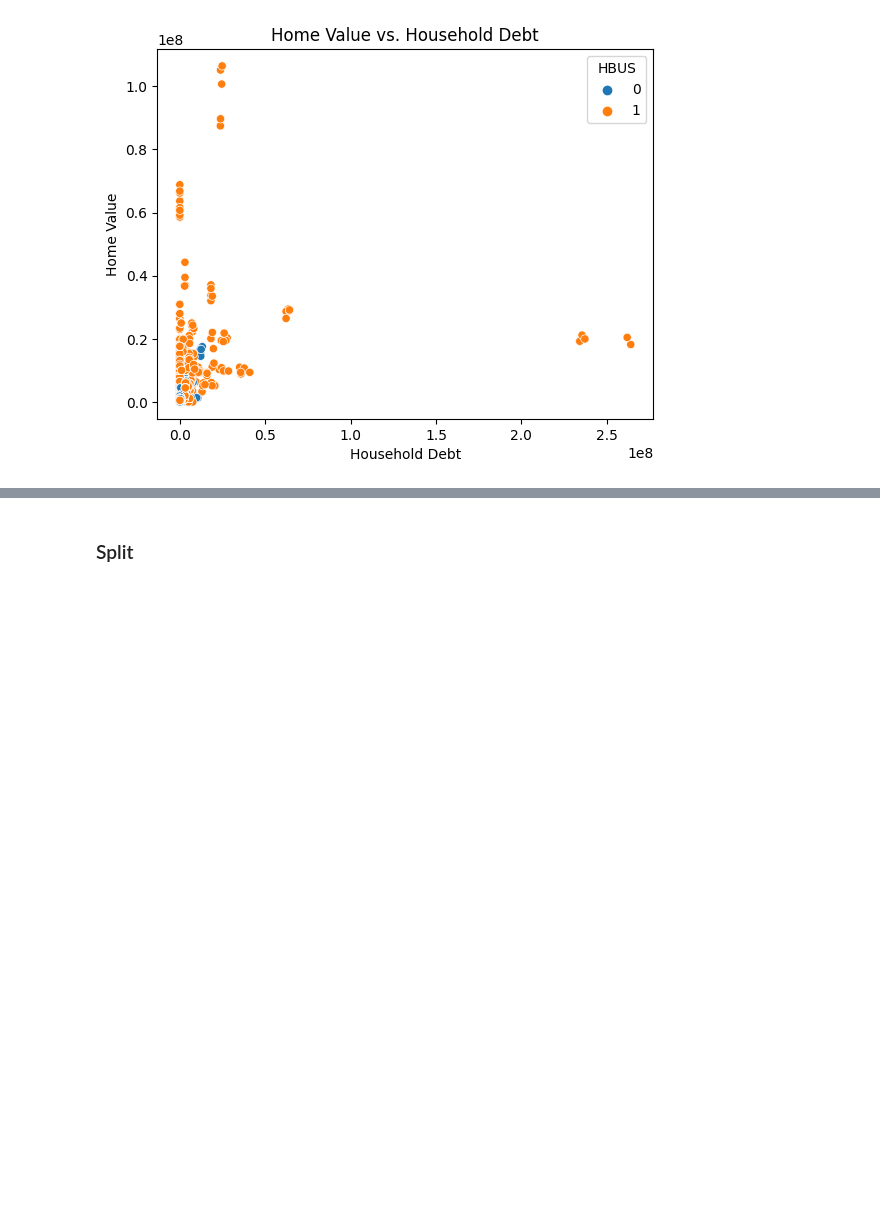
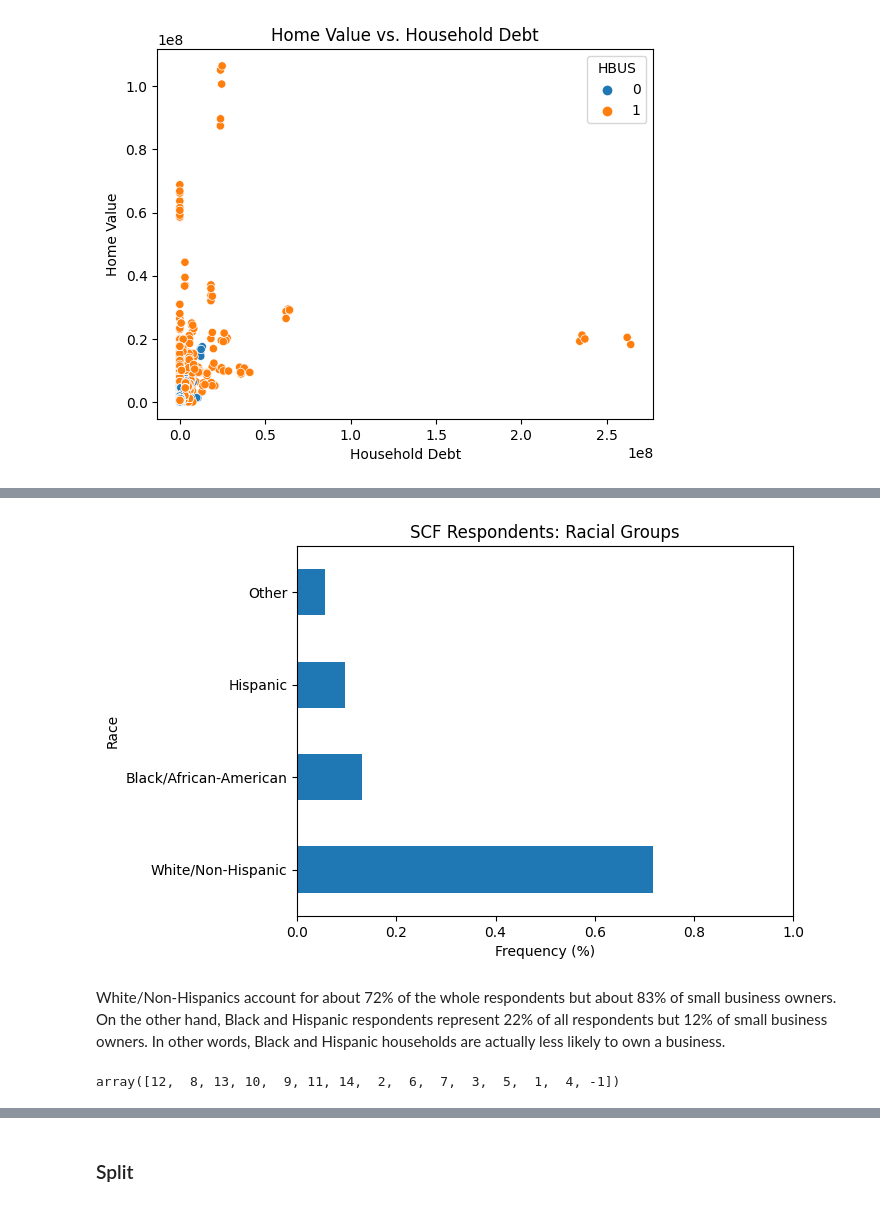
Before and after one commit to noelogbuagu/Data_Science_Portfolio, a Jupyter notebook: 6_Customer_Segmentation/notebook.ipynb, the cells around one changed output, grey strips where cells are left out. Drawn from its saved outputs; the diff is of its cells as text; code cells hidden in the pictures; blank space fills up the shorter version.

```diff
--- a/6_Customer_Segmentation/notebook.ipynb
+++ b/6_Customer_Segmentation/notebook.ipynb
@@ -106,0 +179,15 @@ plt.title("Home Value vs. Household Debt");
+# %%
+# Create bar chart of race_value_counts
+race_value_counts_2.plot(kind='barh')
+plt.xlim((0, 1))
+plt.xlabel("Frequency (%)")
+plt.ylabel("Race")
+plt.title("SCF Respondents: Racial Groups");
+# %% [output]
+[figure, added]
+# %% [markdown]
+White/Non-Hispanics account for about 72% of the whole respondents but about 83% of small business owners. On the other hand, Black and Hispanic respondents represent 22% of all respondents but 12% of small business owners. In other words, Black and Hispanic households are actually less likely to own a business.
+# %%
+df.EDUC.unique()
+# %% [output]
+array([12,  8, 13, 10,  9, 11, 14,  2,  6,  7,  3,  5,  1,  4, -1])
```
Also changed, not shown: parts of 18 cells of this notebook.
